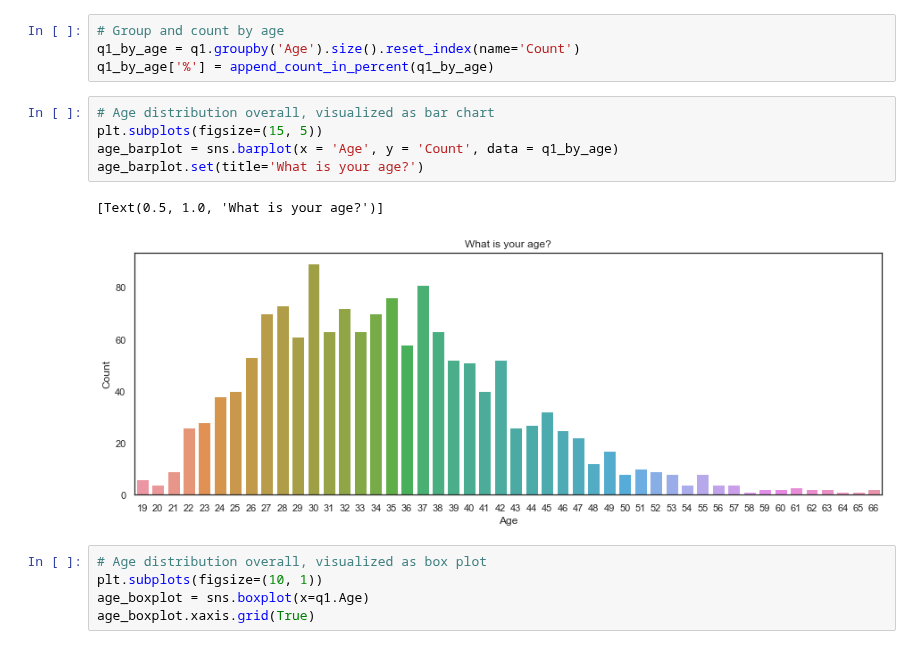
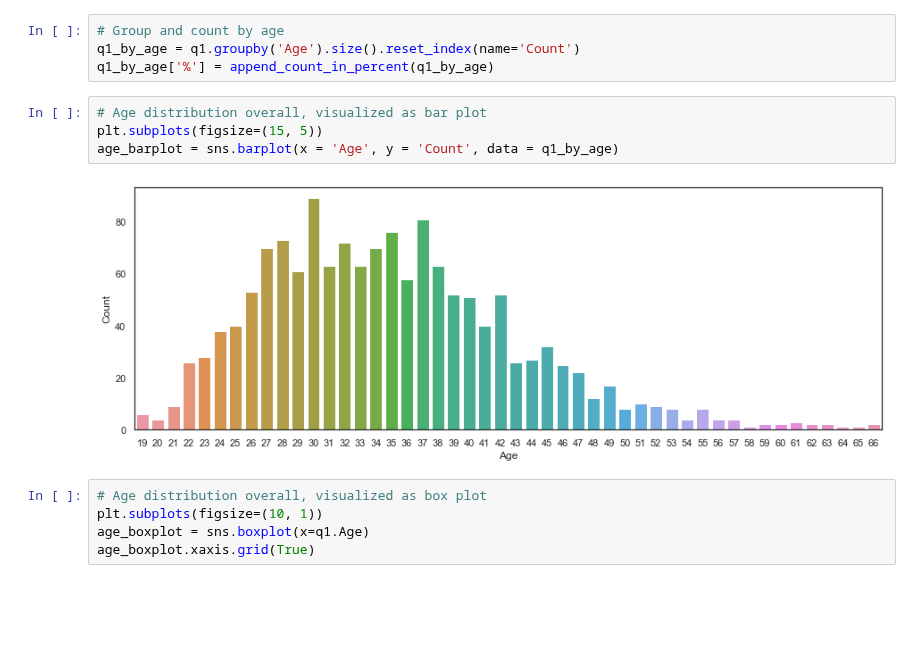
Before and after one commit to Selorikas/mental-health, a Jupyter notebook: mental-health.ipynb, the cells around one changed output. Drawn from its saved outputs; the diff is of its cells as text; blank space fills up the shorter version.

```diff
--- a/mental-health.ipynb
+++ b/mental-health.ipynb
@@ -119,13 +115,11 @@ q1.describe()
 q1_by_age = q1.groupby('Age').size().reset_index(name='Count')
 q1_by_age['%'] = append_count_in_percent(q1_by_age)
 # %%
-# Age distribution overall, visualized as bar chart
+# Age distribution overall, visualized as bar plot
 plt.subplots(figsize=(15, 5))
 age_barplot = sns.barplot(x = 'Age', y = 'Count', data = q1_by_age)
-age_barplot.set(title='What is your age?')
 # %% [output]
-[Text(0.5, 1.0, 'What is your age?')]
-[figure, old version]
+[figure, new version]
 # %%
 # Age distribution overall, visualized as box plot
 plt.subplots(figsize=(10, 1))
```
Also changed, not shown: parts of 12 cells of this notebook.
